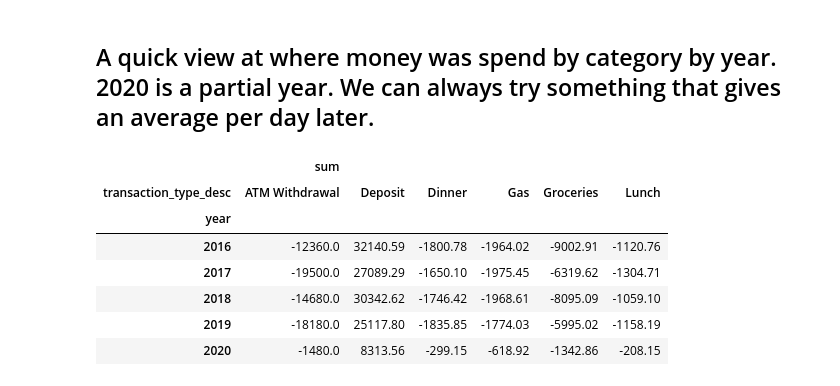
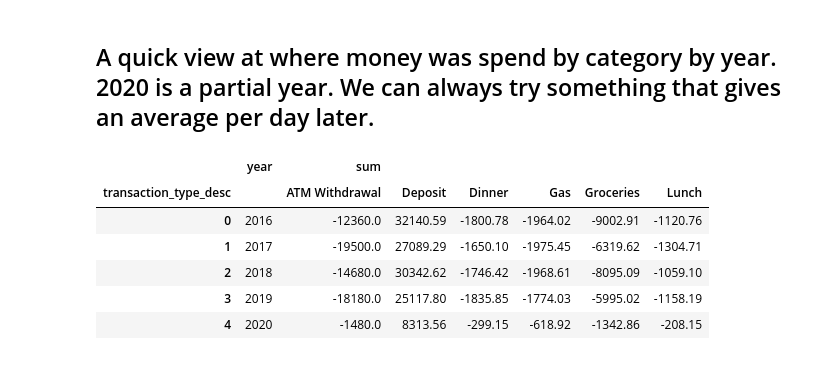
Before and after one commit to josephburton06/python_practice, a Jupyter notebook: checkbook_analysis.ipynb, the cells around one changed output. Saved outputs shown, nothing was run; the diff lists cells and outputs as text; code cells hidden in the pictures.

```diff
--- a/checkbook_analysis.ipynb
+++ b/checkbook_analysis.ipynb
@@ -51,13 +58,12 @@ df.tail()
 # %% [markdown]
 ## A quick view at where money was spend by category by year.  2020 is a partial year.  We can always try something that gives an average per day later.
 # %%
-pd.pivot_table(df, values='transaction_amount', index=['year'], columns=['transaction_type_desc'], aggfunc=['sum'])
+pd.pivot_table(df, values='transaction_amount', index=['year'], columns=['transaction_type_desc'], aggfunc=['sum']).reset_index()
 # %% [output]
-|  | sum |  |  |  |  |  |
-| transaction_type_desc | ATM Withdrawal | Deposit | Dinner | Gas | Groceries | Lunch |
-| year |  |  |  |  |  |  |
-| 2016 | -12360.0 | 32140.59 | -1800.78 | -1964.02 | -9002.91 | -1120.76 |
-| 2017 | -19500.0 | 27089.29 | -1650.10 | -1975.45 | -6319.62 | -1304.71 |
-| 2018 | -14680.0 | 30342.62 | -1746.42 | -1968.61 | -8095.09 | -1059.10 |
-| 2019 | -18180.0 | 25117.80 | -1835.85 | -1774.03 | -5995.02 | -1158.19 |
-| 2020 | -1480.0 | 8313.56 | -299.15 | -618.92 | -1342.86 | -208.15 |
+|  | year | sum |  |  |  |  |  |
+| transaction_type_desc |  | ATM Withdrawal | Deposit | Dinner | Gas | Groceries | Lunch |
+| 0 | 2016 | -12360.0 | 32140.59 | -1800.78 | -1964.02 | -9002.91 | -1120.76 |
+| 1 | 2017 | -19500.0 | 27089.29 | -1650.10 | -1975.45 | -6319.62 | -1304.71 |
+| 2 | 2018 | -14680.0 | 30342.62 | -1746.42 | -1968.61 | -8095.09 | -1059.10 |
+| 3 | 2019 | -18180.0 | 25117.80 | -1835.85 | -1774.03 | -5995.02 | -1158.19 |
+| 4 | 2020 | -1480.0 | 8313.56 | -299.15 | -618.92 | -1342.86 | -208.15 |
```
Also changed, not shown: parts of 7 cells of this notebook.
